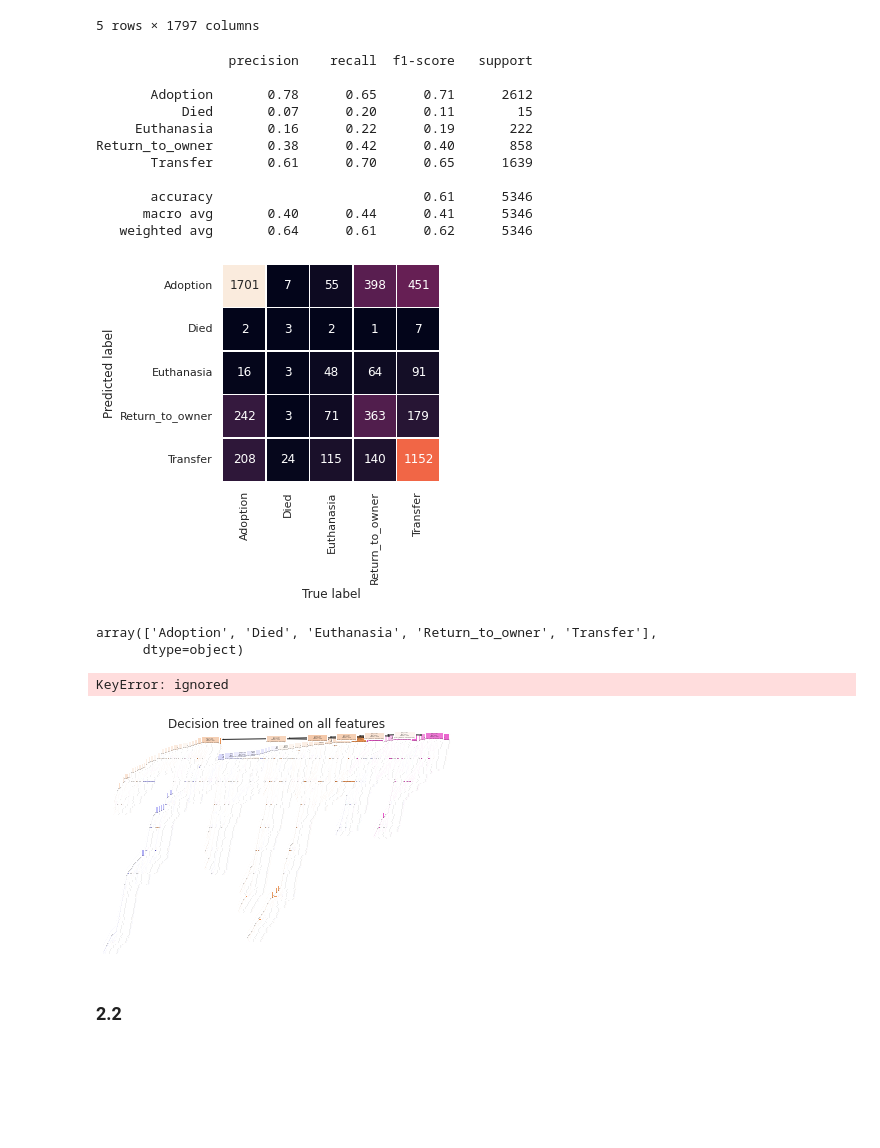
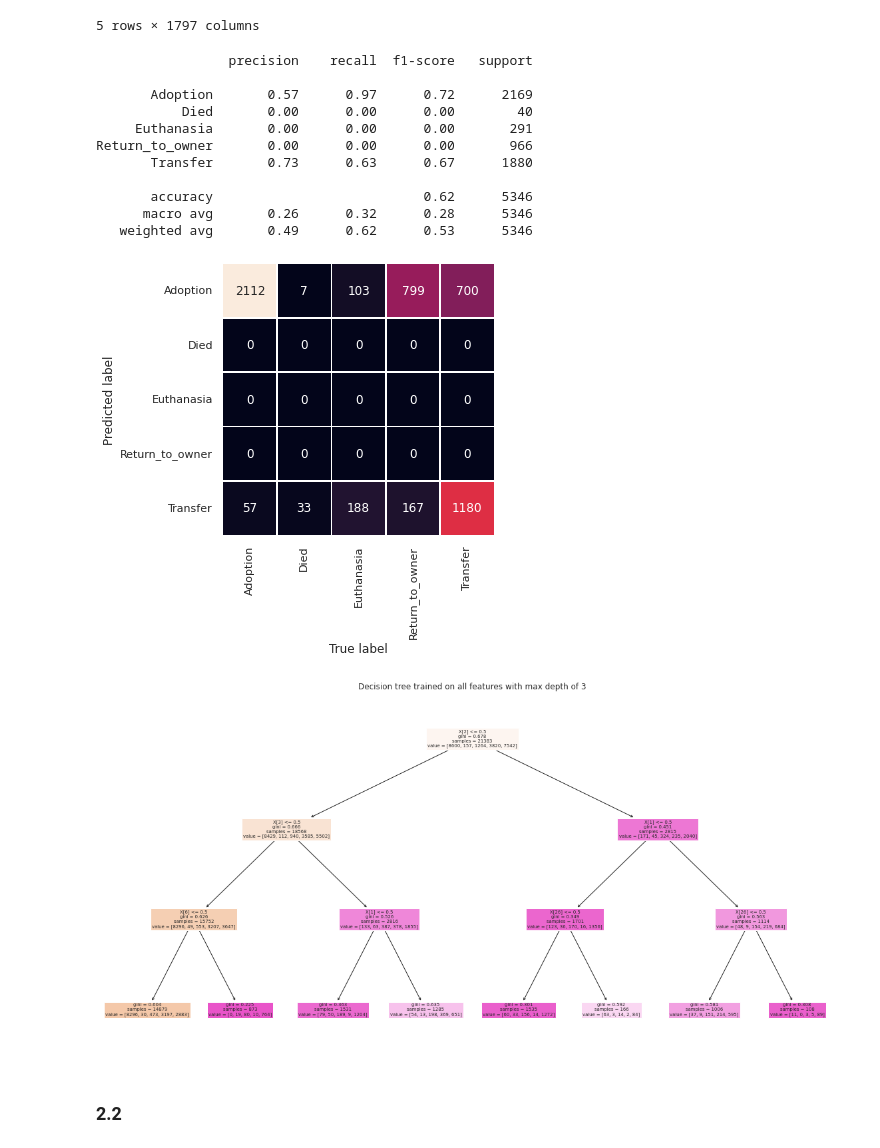
Before and after one commit to zachfreitas/ADS_504_Machine_Learning, a Jupyter notebook: Module_2/assignment_2/Assignment_2.ipynb, the cells around one changed output. Cells and saved outputs as stored; diff of their text form; code cells hidden in the pictures; blank space fills up the shorter version.

```diff
--- a/Module_2/assignment_2/Assignment_2.ipynb
+++ b/Module_2/assignment_2/Assignment_2.ipynb
@@ -82,64 +84,46 @@ from sklearn.model_selection import train_test_split
 x_train,x_test,y_train,y_test=train_test_split(training_features,outcome_labels,test_size=0.2)
 # %%
 from sklearn.tree import DecisionTreeClassifier
-tree = DecisionTreeClassifier().fit(x_train, y_train)
+tree = DecisionTreeClassifier(max_depth=3).fit(x_train, y_train)
 y_pred = tree.predict(x_test)
 # %%
 # Classification Performance Metrics
 from sklearn import metrics
-print(metrics.classification_report(y_pred, y_test))
+print(metrics.classification_report(y_test, y_pred))
 # %% [output]
                  precision    recall  f1-score   support
 
-       Adoption       0.78      0.65      0.71      2612
-           Died       0.07      0.20      0.11        15
-     Euthanasia       0.16      0.22      0.19       222
-Return_to_owner       0.38      0.42      0.40       858
-       Transfer       0.61      0.70      0.65      1639
+       Adoption       0.57      0.97      0.72      2169
+           Died       0.00      0.00      0.00        40
+     Euthanasia       0.00      0.00      0.00       291
+Return_to_owner       0.00      0.00      0.00       966
+       Transfer       0.73      0.63      0.67      1880
 
-       accuracy                           0.61      5346
-      macro avg       0.40      0.44      0.41      5346
-   weighted avg       0.64      0.61      0.62      5346
+       accuracy                           0.62      5346
+      macro avg       0.26      0.32      0.28      5346
+   weighted avg       0.49      0.62      0.53      5346
 # %%
 # Visualize the confusion matirx.
 from sklearn.metrics import confusion_matrix
 labels=tree.classes_ # Get the unique labels in the model.
 mat = confusion_matrix(y_test, y_pred, labels=labels)
 cm_array_df = pd.DataFrame(mat, index=labels, columns=labels)
+plt.figure(figsize=[5,5])
 sns.heatmap(cm_array_df.T, square=True, annot=True, fmt='d', cbar=False, linewidths=.5)
 plt.xlabel('True label')
 plt.ylabel('Predicted label');
 # %% [output]
-[figure, old version]
+[figure, new version]
-# %%
-tree.classes_
-# %% [output]
-array(['Adoption', 'Died', 'Euthanasia', 'Return_to_owner', 'Transfer'],
-      dtype=object)
-# %%
-# simple evaluation on training data
-pred_labels = tree.predict(x_train)
-actual_labels = np.array(outcome_labels['Recommend'])
-
-# evaluate model performance
-from sklearn.metrics import accuracy_score
-from sklearn.metrics import classification_report
-
-print('Accuracy:', float(accuracy_score(actual_labels, pred_labels))*100, '%')
-print('Classification Stats:')
-print(classification_report(actual_labels, pred_labels))
-# %% [output]
-KeyError: ignored
 # %%
 # Visualize the tree.
 from sklearn.tree import plot_tree
 
-plt.figure()
+plt.figure(figsize=[20,10])
 plot_tree(tree, filled=True, max_depth=None)
-plt.title("Decision tree trained on all features")
+plt.title("Decision tree trained on all features with max depth of 3")
 plt.show()
 # %% [output]
-[figure, old version]
+[figure, new version]
 # %% [markdown]
 ### 2.2
 # %%
```
Also changed, not shown: parts of 1 cell of this notebook.
